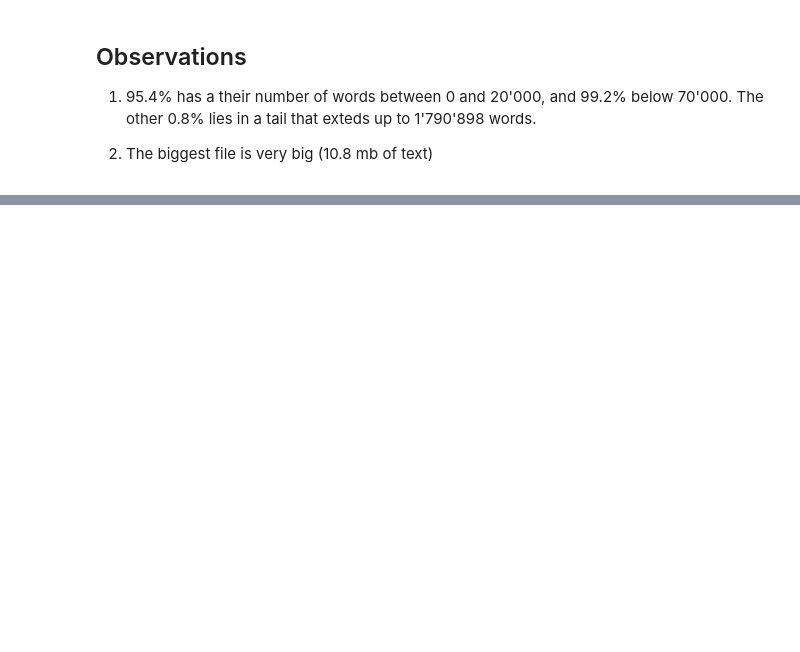
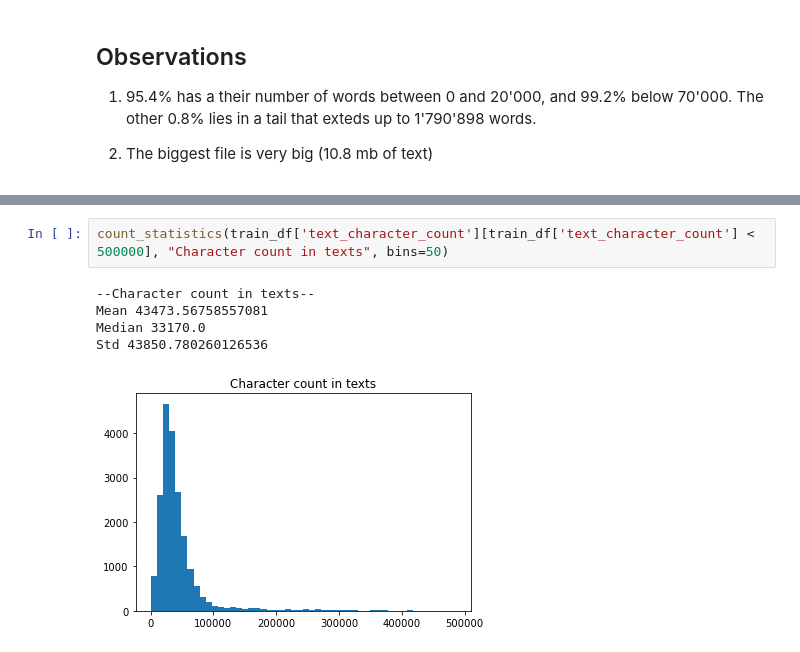
Before and after one commit to verrannt/show-us-the-data, a Jupyter notebook: src/notebooks/lengths_eda.ipynb, the cells around one changed output, grey strips where cells are left out. Cells and saved outputs as stored; diff of their text form; blank space fills up the shorter version.

```diff
--- a/src/notebooks/lengths_eda.ipynb
+++ b/src/notebooks/lengths_eda.ipynb
@@ -99,0 +116,8 @@ subject
+# %%
+count_statistics(train_df['text_character_count'][train_df['text_character_count'] < 500000], "Character count in texts", bins=50)
+# %% [output]
+--Character count in texts--
+Mean 43473.56758557081
+Median 33170.0
+Std 43850.780260126536
+[figure, added]
```
Also changed, not shown: parts of 12 cells of this notebook, 2 other files.
